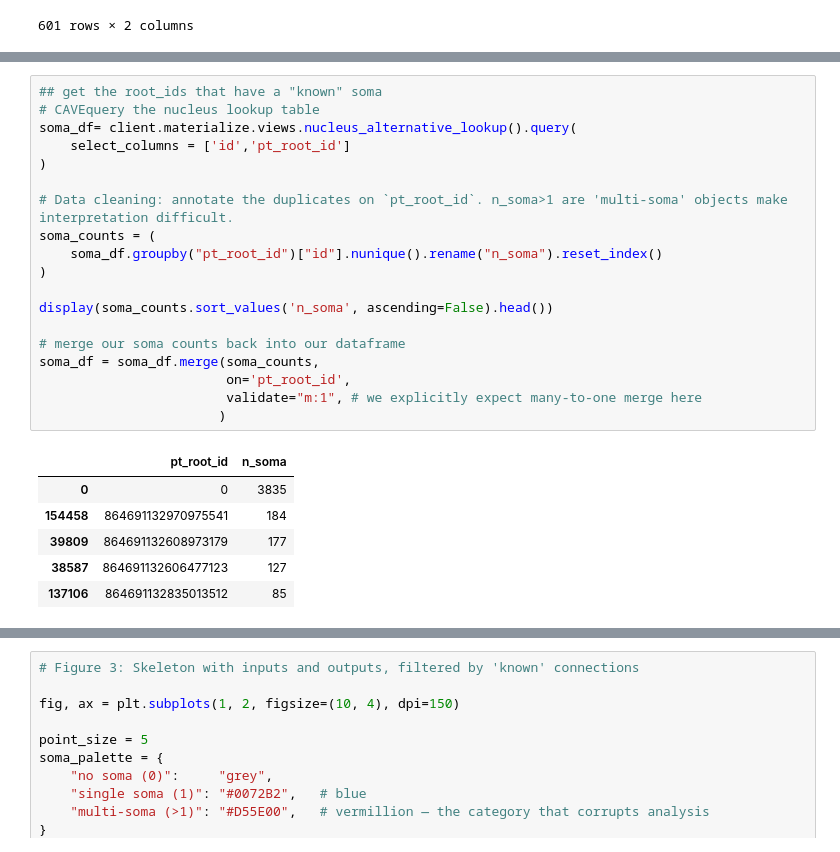
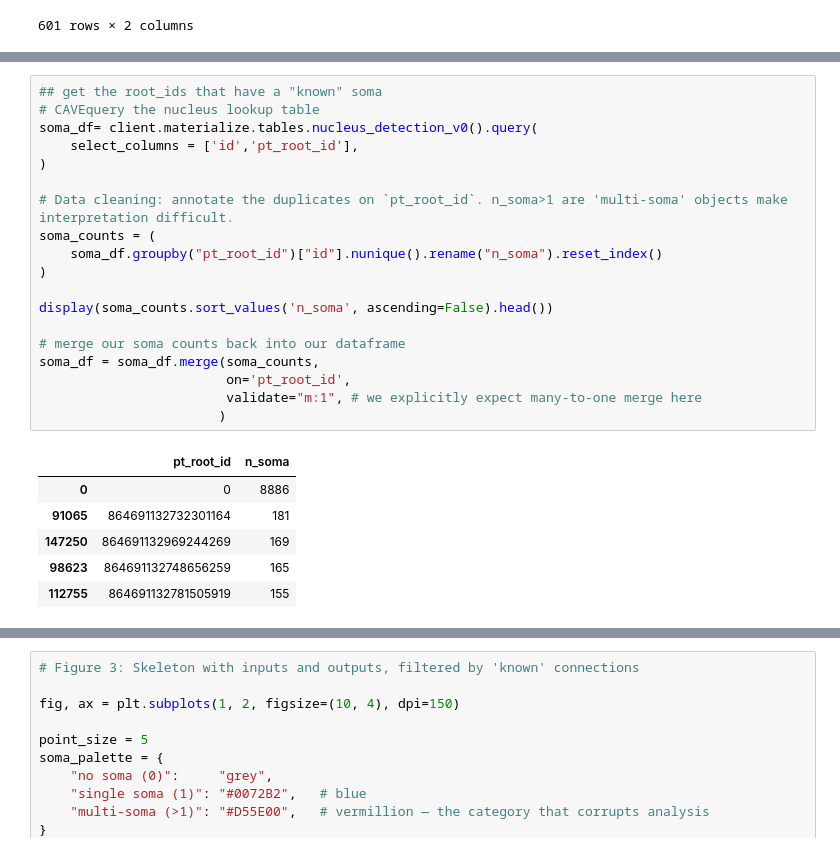
Before and after one commit to AllenSWDB/SWDB_2026_Connectomics, a Jupyter notebook: code/workshops/Module_1.ipynb, the cells around one changed output, grey strips where cells are left out. Drawn from its saved outputs; the diff is of its cells as text.

```diff
--- a/code/workshops/Module_1.ipynb
+++ b/code/workshops/Module_1.ipynb
@@ -483,29 +483,29 @@ Let's look at what those error classes mean for what we know about our neuron's
 # %%
 ## get the root_ids that have a "known" soma
 # CAVEquery the nucleus lookup table
-soma_df= client.materialize.views.nucleus_alternative_lookup().query(
-    select_columns = ['id','pt_root_id']
+soma_df= client.materialize.tables.nucleus_detection_v0().query(
+    select_columns = ['id','pt_root_id'],
 )
 
 # Data cleaning: annotate the duplicates on `pt_root_id`. n_soma>1 are 'multi-soma' objects make interpretation difficult.
 soma_counts = (
     soma_df.groupby("pt_root_id")["id"].nunique().rename("n_soma").reset_index()
 )
 
 display(soma_counts.sort_values('n_soma', ascending=False).head())
 
 # merge our soma counts back into our dataframe
 soma_df = soma_df.merge(soma_counts,
                         on='pt_root_id',
                         validate="m:1", # we explicitly expect many-to-one merge here
                        )
 # %% [output]
 |  | pt_root_id | n_soma |
-| 0 | 0 | 3835 |
-| 154458 | 864691132970975541 | 184 |
-| 39809 | 864691132608973179 | 177 |
-| 38587 | 864691132606477123 | 127 |
-| 137106 | 864691132835013512 | 85 |
+| 0 | 0 | 8886 |
+| 91065 | 864691132732301164 | 181 |
+| 147250 | 864691132969244269 | 169 |
+| 98623 | 864691132748656259 | 165 |
+| 112755 | 864691132781505919 | 155 |
 # %%
 # merge n_soma to the synapse dataframes
 output_df = (output_df.merge(
```
Also changed, not shown: parts of 6 cells of this notebook.
